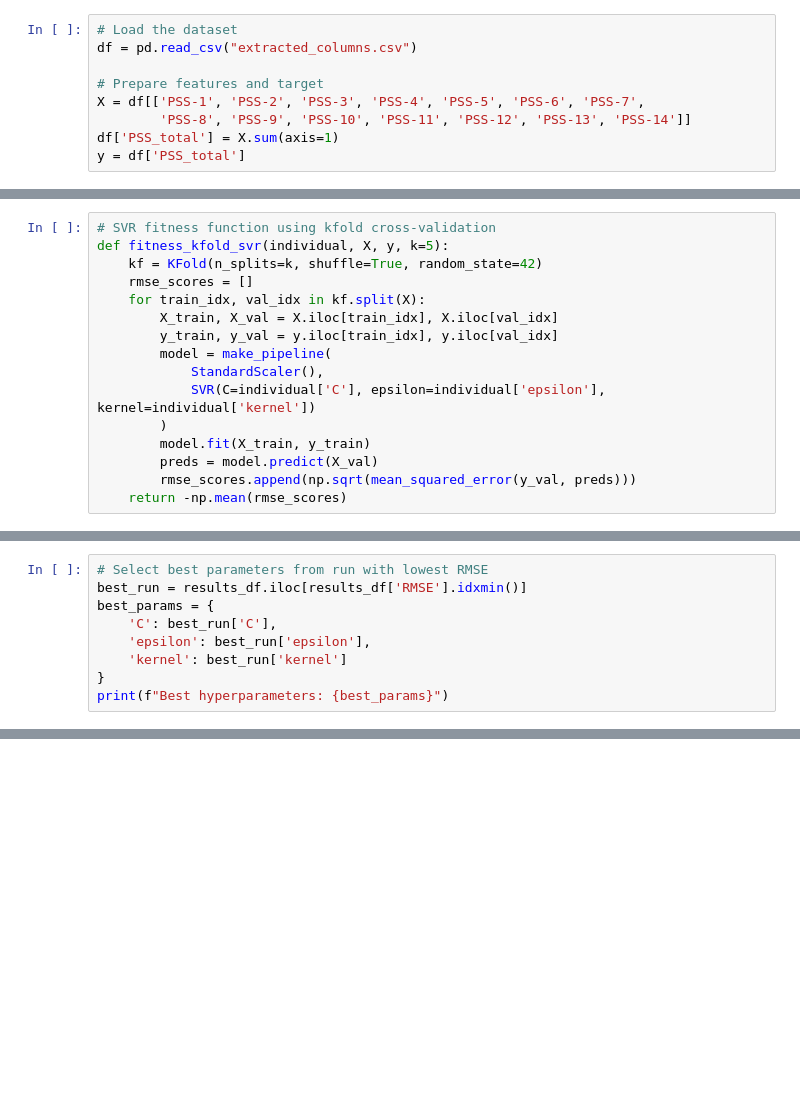
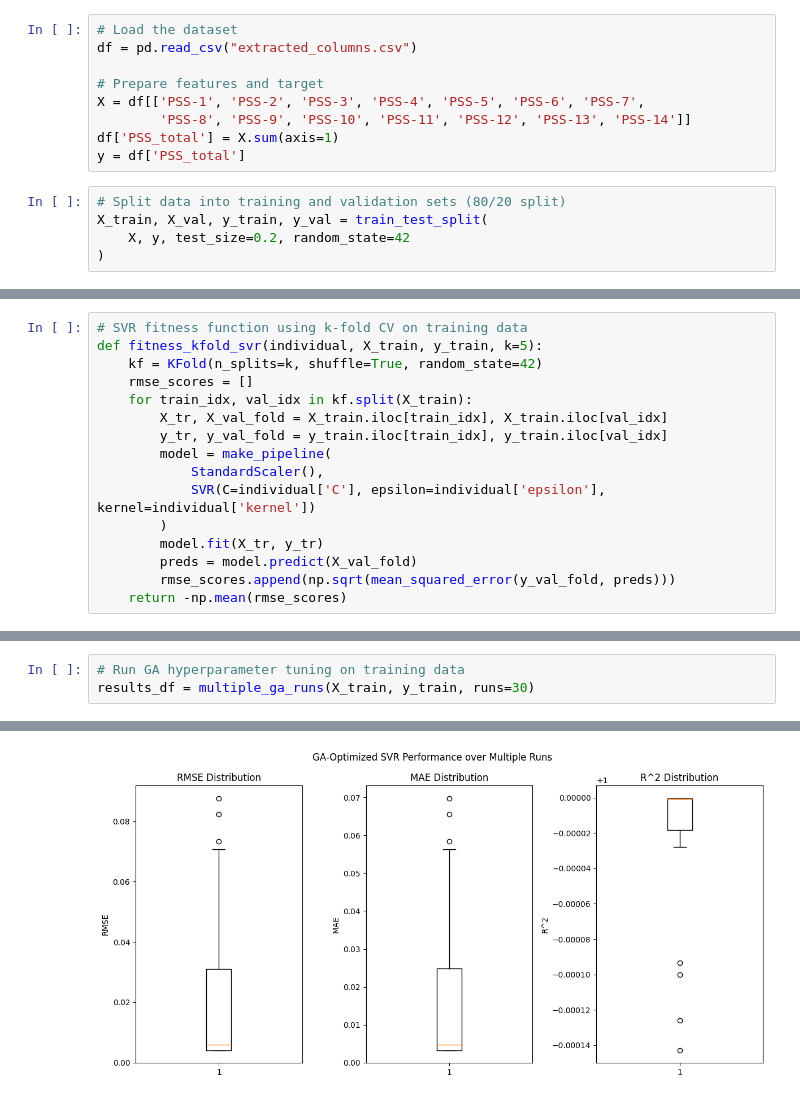
Before and after one commit to Alglenrey/STRESS-PREDICTION, a Jupyter notebook: GA hyperparam tuning /SVR_GAHTkfold.ipynb, the cells around one changed output, grey strips where cells are left out. Drawn from its saved outputs; the diff is of its cells as text; blank space fills up the shorter version.

```diff
--- a/GA hyperparam tuning /SVR_GAHTkfold.ipynb
+++ b/GA hyperparam tuning /SVR_GAHTkfold.ipynb
@@ -18,4 +18,9 @@ X = df[['PSS-1', 'PSS-2', 'PSS-3', 'PSS-4', 'PSS-5', 'PSS-6', 'PSS-7',
         'PSS-8', 'PSS-9', 'PSS-10', 'PSS-11', 'PSS-12', 'PSS-13', 'PSS-14']]
 df['PSS_total'] = X.sum(axis=1)
 y = df['PSS_total']
+# %%
+# Split data into training and validation sets (80/20 split)
+X_train, X_val, y_train, y_val = train_test_split(
+    X, y, test_size=0.2, random_state=42
+)
 # %%
@@ -37,19 +42,19 @@ def evaluate_and_plot(model_name, y_true, y_pred):
     plt.title(f'{model_name}: Actual vs Predicted')
     plt.show()
 # %%
-# SVR fitness function using kfold cross-validation
-def fitness_kfold_svr(individual, X, y, k=5):
+# SVR fitness function using k-fold CV on training data
+def fitness_kfold_svr(individual, X_train, y_train, k=5):
     kf = KFold(n_splits=k, shuffle=True, random_state=42)
     rmse_scores = []
-    for train_idx, val_idx in kf.split(X):
-        X_train, X_val = X.iloc[train_idx], X.iloc[val_idx]
-        y_train, y_val = y.iloc[train_idx], y.iloc[val_idx]
+    for train_idx, val_idx in kf.split(X_train):
+        X_tr, X_val_fold = X_train.iloc[train_idx], X_train.iloc[val_idx]
+        y_tr, y_val_fold = y_train.iloc[train_idx], y_train.iloc[val_idx]
         model = make_pipeline(
             StandardScaler(),
             SVR(C=individual['C'], epsilon=individual['epsilon'], kernel=individual['kernel'])
         )
-        model.fit(X_train, y_train)
-        preds = model.predict(X_val)
-        rmse_scores.append(np.sqrt(mean_squared_error(y_val, preds)))
+        model.fit(X_tr, y_tr)
+        preds = model.predict(X_val_fold)
+        rmse_scores.append(np.sqrt(mean_squared_error(y_val_fold, preds)))
     return -np.mean(rmse_scores)
 # %%
@@ -148,10 +162,4 @@ Average R^2: 0.9997 ± 0.0004
 # %%
-# Select best parameters from run with lowest RMSE
-best_run = results_df.iloc[results_df['RMSE'].idxmin()]
-best_params = {
-    'C': best_run['C'],
-    'epsilon': best_run['epsilon'],
-    'kernel': best_run['kernel']
-}
-print(f"Best hyperparameters: {best_params}")
+# Run GA hyperparameter tuning on training data
+results_df = multiple_ga_runs(X_train, y_train, runs=30)
 # %% [output]
@@ -159 +183,2 @@ Best hyperparameters: {'C': np.float64(767.8111761399769), 'epsilon': np.float64
+[figure, added]
 # %%
```
Also changed, not shown: parts of 8 cells of this notebook, 6 other files.
